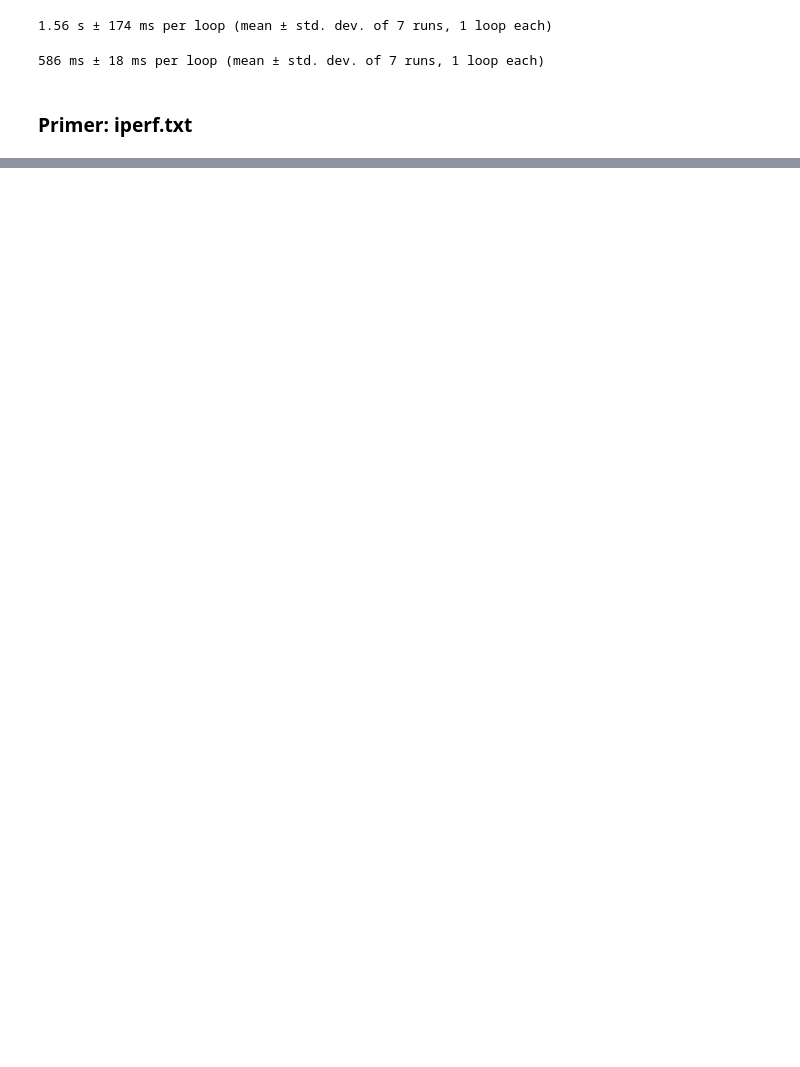
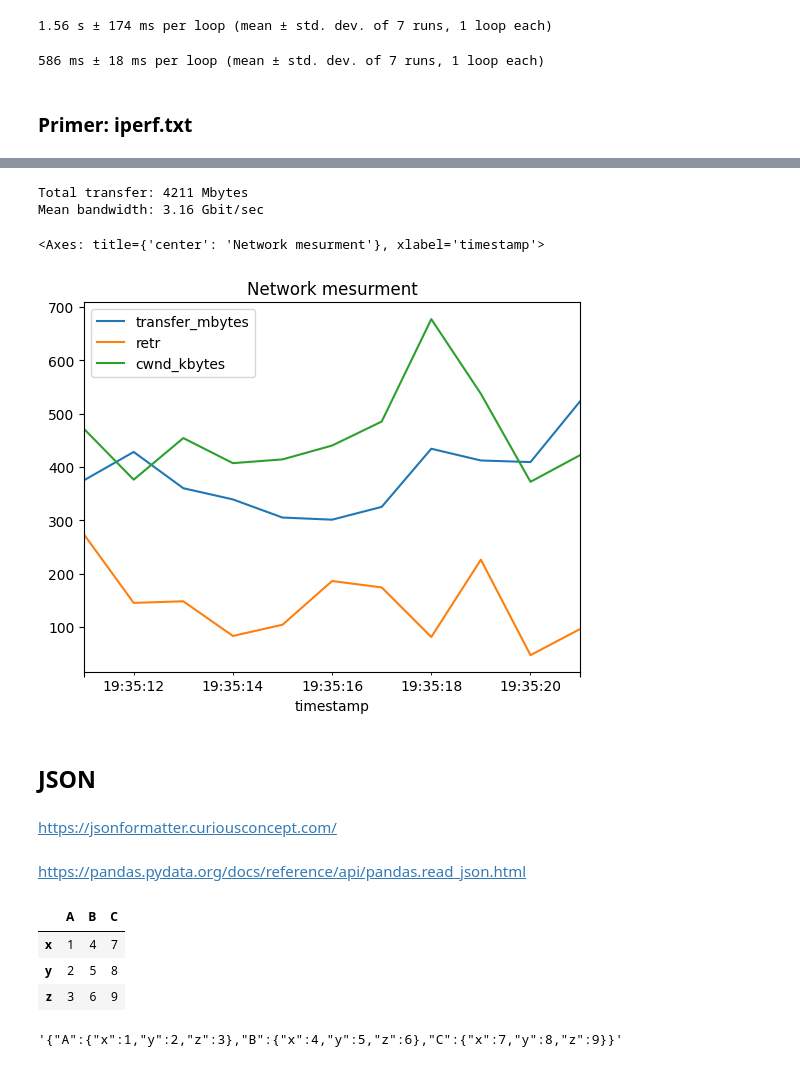
Before and after one commit to icta-tecaji/python-data-analysis-public, a Jupyter notebook: Del_05_Uvoz_podatkov/05_Uvoz_podatkov_CLEAN.ipynb, the cells around one changed output, grey strips where cells are left out. Drawn from its saved outputs; the diff is of its cells as text; code cells hidden in the pictures; blank space fills up the shorter version.

```diff
--- a/Del_05_Uvoz_podatkov/05_Uvoz_podatkov_CLEAN.ipynb
+++ b/Del_05_Uvoz_podatkov/05_Uvoz_podatkov_CLEAN.ipynb
@@ -130,0 +144,19 @@ mpls
+# %%
+import datetime
+
+def get_start_time() -> datetime.datetime:
+    with open("data/iperf.txt", "r") as file_reader:
+        timestamp = file_reader.readline().strip()
+
+    return datetime.datetime.strptime(timestamp, "%a %b %d %H:%M:%S CEST %Y")
+
+start_time = get_start_time()
+raw_data = pd.read_csv("data/iperf.txt", sep="  ", skiprows=4, header=None, engine="python")
+raw_data = raw_data.drop(columns=[0, 1, 2, 3, 7])
+raw_data["timestamp"] = pd.date_range(start_time, periods=raw_data.shape[0], freq='1s')
+raw_data = raw_data.set_index("timestamp")
+raw_data.columns = ["transfer_mbytes", "bandwidth_gbit_sec", "retr", "cwnd_kbytes"]
+raw_data["transfer_mbytes"] = raw_data["transfer_mbytes"].str.replace("MBytes", "").astype("int")
+raw_data["bandwidth_gbit_sec"] = raw_data["bandwidth_gbit_sec"].str.replace("Gbits/sec", "").astype("float")
+raw_data["cwnd_kbytes"] = raw_data["cwnd_kbytes"].str.replace("KBytes", "").astype("int")
+raw_data.head(3)
@@ -130,0 +169,29 @@ mpls
+# %%
+print(f"Total transfer: {raw_data['transfer_mbytes'].sum()} Mbytes")
+print(f"Mean bandwidth: {raw_data['bandwidth_gbit_sec'].mean():.2f} Gbit/sec")
+# %% [output]
+Total transfer: 4211 Mbytes
+Mean bandwidth: 3.16 Gbit/sec
+# %%
+raw_data.plot(y=["transfer_mbytes", "retr", "cwnd_kbytes"], use_index=True, title="Network mesurment")
+# %% [output]
+<Axes: title={'center': 'Network mesurment'}, xlabel='timestamp'>
+[figure, added]
+# %% [markdown]
+## JSON
+# %% [markdown]
+https://jsonformatter.curiousconcept.com/
+# %% [markdown]
+https://pandas.pydata.org/docs/reference/api/pandas.read_json.html
+# %%
+dfjo = pd.DataFrame(dict(A=range(1, 4), B=range(4, 7), C=range(7, 10)), columns=list("ABC"), index=list("xyz"))
+dfjo
+# %% [output]
+|  | A | B | C |
+| x | 1 | 4 | 7 |
+| y | 2 | 5 | 8 |
+| z | 3 | 6 | 9 |
+# %%
+dfjo.to_json(orient="columns")
+# %% [output]
+'{"A":{"x":1,"y":2,"z":3},"B":{"x":4,"y":5,"z":6},"C":{"x":7,"y":8,"z":9}}'
```
Also changed, not shown: parts of 32 cells of this notebook, 6 other files.
